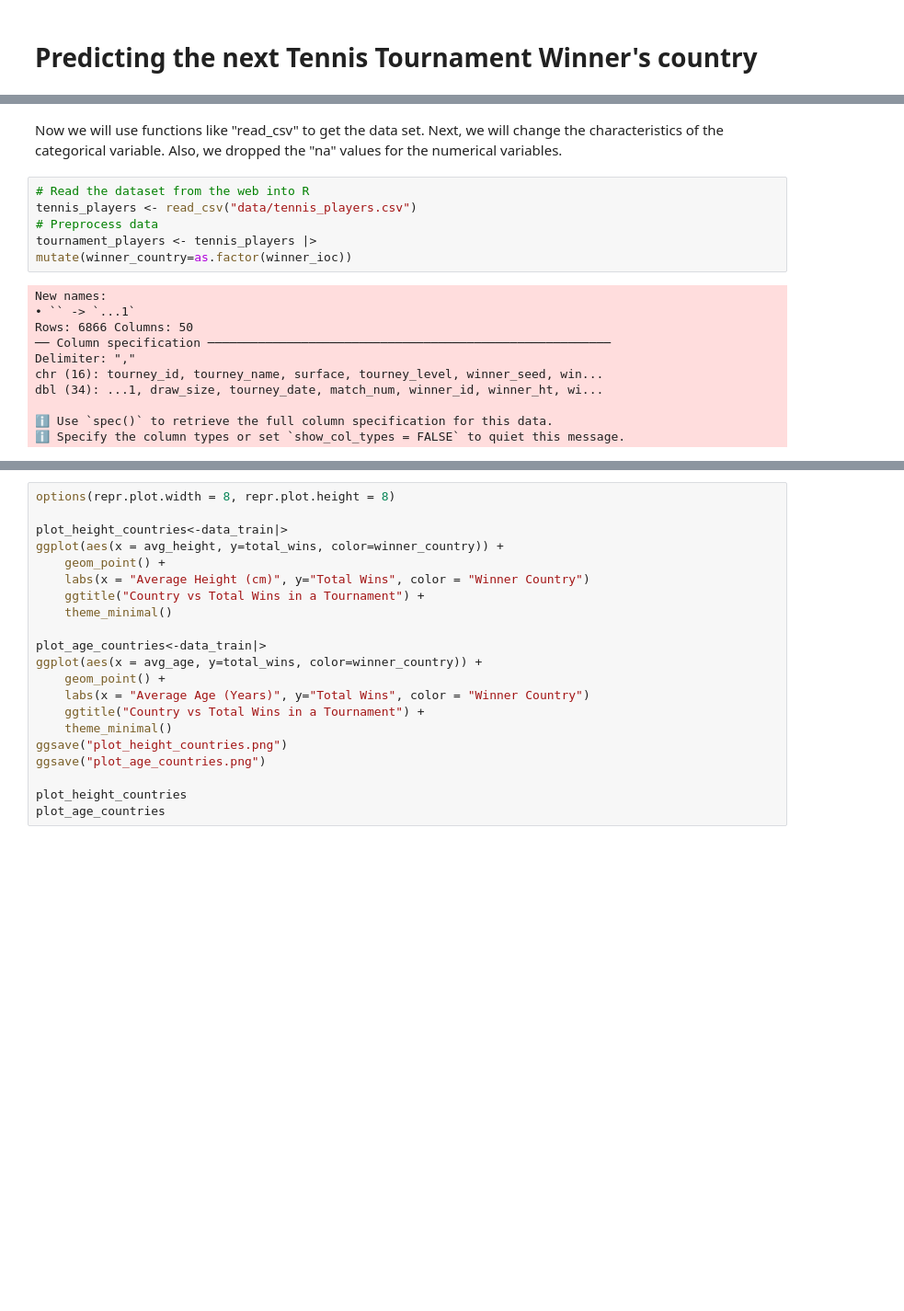
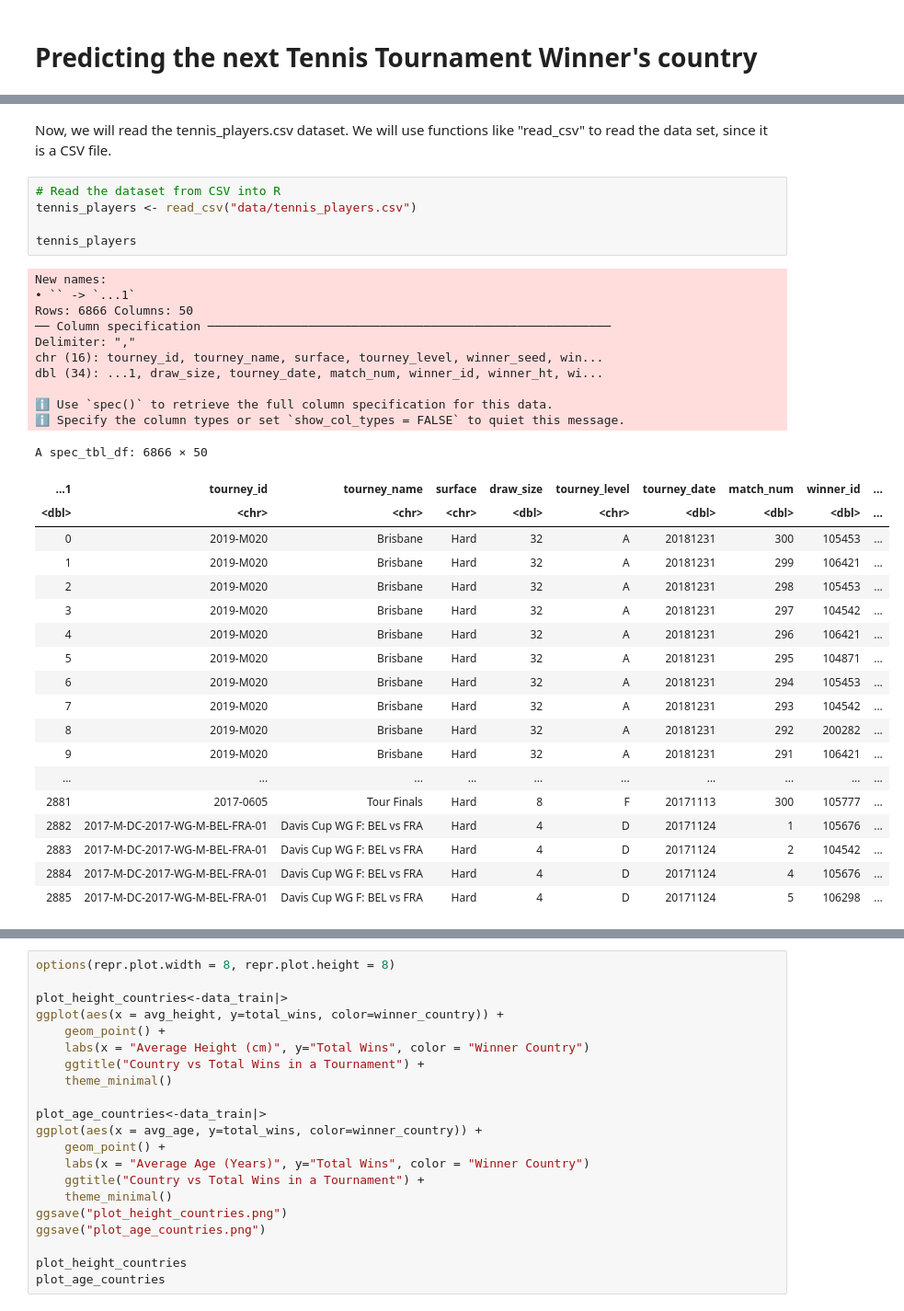
Before and after one commit to Ramnik2003/starting-dsci, a Jupyter notebook: GPP3.ipynb, the cells around one changed output, grey strips where cells are left out. Shown: that part at 92% size. Saved outputs shown, nothing was run; the diff lists cells and outputs as text; blank space fills up the shorter version.

```diff
--- a/GPP3.ipynb
+++ b/GPP3.ipynb
@@ -37,22 +37,40 @@ library(rsample)
 ✖ recipes::step()   masks stats::step()
 • Use tidymodels_prefer() to resolve common conflicts.
 # %% [markdown]
-Now we will use functions like "read_csv" to get the data set. Next, we will change the characteristics of the categorical variable. Also, we dropped the "na" values for the numerical variables.
+Now, we will read the tennis_players.csv dataset. We will use functions like "read_csv" to read the data set, since it is a CSV file.
 # %%
-# Read the dataset from the web into R
+# Read the dataset from CSV into R
 tennis_players <- read_csv("data/tennis_players.csv")
-# Preprocess data
-tournament_players <- tennis_players |>
-mutate(winner_country=as.factor(winner_ioc))
+
+tennis_players
 # %% [output]
 New names:
 • `` -> `...1`
 Rows: 6866 Columns: 50
 ── Column specification ────────────────────────────────────────────────────────
 Delimiter: ","
 chr (16): tourney_id, tourney_name, surface, tourney_level, winner_seed, win...
 dbl (34): ...1, draw_size, tourney_date, match_num, winner_id, winner_ht, wi...
 
 ℹ Use `spec()` to retrieve the full column specification for this data.
 ℹ Specify the column types or set `show_col_types = FALSE` to quiet this message.
+A spec_tbl_df: 6866 × 50
+| ...1 | tourney_id | tourney_name | surface | draw_size | tourney_level | tourney_date | match_num | winner_id | ... |
+| <dbl> | <chr> | <chr> | <chr> | <dbl> | <chr> | <dbl> | <dbl> | <dbl> | ... |
+| 0 | 2019-M020 | Brisbane | Hard | 32 | A | 20181231 | 300 | 105453 | ... |
+| 1 | 2019-M020 | Brisbane | Hard | 32 | A | 20181231 | 299 | 106421 | ... |
+| 2 | 2019-M020 | Brisbane | Hard | 32 | A | 20181231 | 298 | 105453 | ... |
+| 3 | 2019-M020 | Brisbane | Hard | 32 | A | 20181231 | 297 | 104542 | ... |
+| 4 | 2019-M020 | Brisbane | Hard | 32 | A | 20181231 | 296 | 106421 | ... |
+| 5 | 2019-M020 | Brisbane | Hard | 32 | A | 20181231 | 295 | 104871 | ... |
+| 6 | 2019-M020 | Brisbane | Hard | 32 | A | 20181231 | 294 | 105453 | ... |
+| 7 | 2019-M020 | Brisbane | Hard | 32 | A | 20181231 | 293 | 104542 | ... |
+| 8 | 2019-M020 | Brisbane | Hard | 32 | A | 20181231 | 292 | 200282 | ... |
+| 9 | 2019-M020 | Brisbane | Hard | 32 | A | 20181231 | 291 | 106421 | ... |
+| ... | ... | ... | ... | ... | ... | ... | ... | ... | ... |
+| 2881 | 2017-0605 | Tour Finals | Hard | 8 | F | 20171113 | 300 | 105777 | ... |
+| 2882 | 2017-M-DC-2017-WG-M-BEL-FRA-01 | Davis Cup WG F: BEL vs FRA | Hard | 4 | D | 20171124 | 1 | 105676 | ... |
+| 2883 | 2017-M-DC-2017-WG-M-BEL-FRA-01 | Davis Cup WG F: BEL vs FRA | Hard | 4 | D | 20171124 | 2 | 104542 | ... |
+| 2884 | 2017-M-DC-2017-WG-M-BEL-FRA-01 | Davis Cup WG F: BEL vs FRA | Hard | 4 | D | 20171124 | 4 | 105676 | ... |
+| 2885 | 2017-M-DC-2017-WG-M-BEL-FRA-01 | Davis Cup WG F: BEL vs FRA | Hard | 4 | D | 20171124 | 5 | 106298 | ... |
 # %% [markdown]
```
Also changed, not shown: parts of 9 cells of this notebook, 3 other files.
